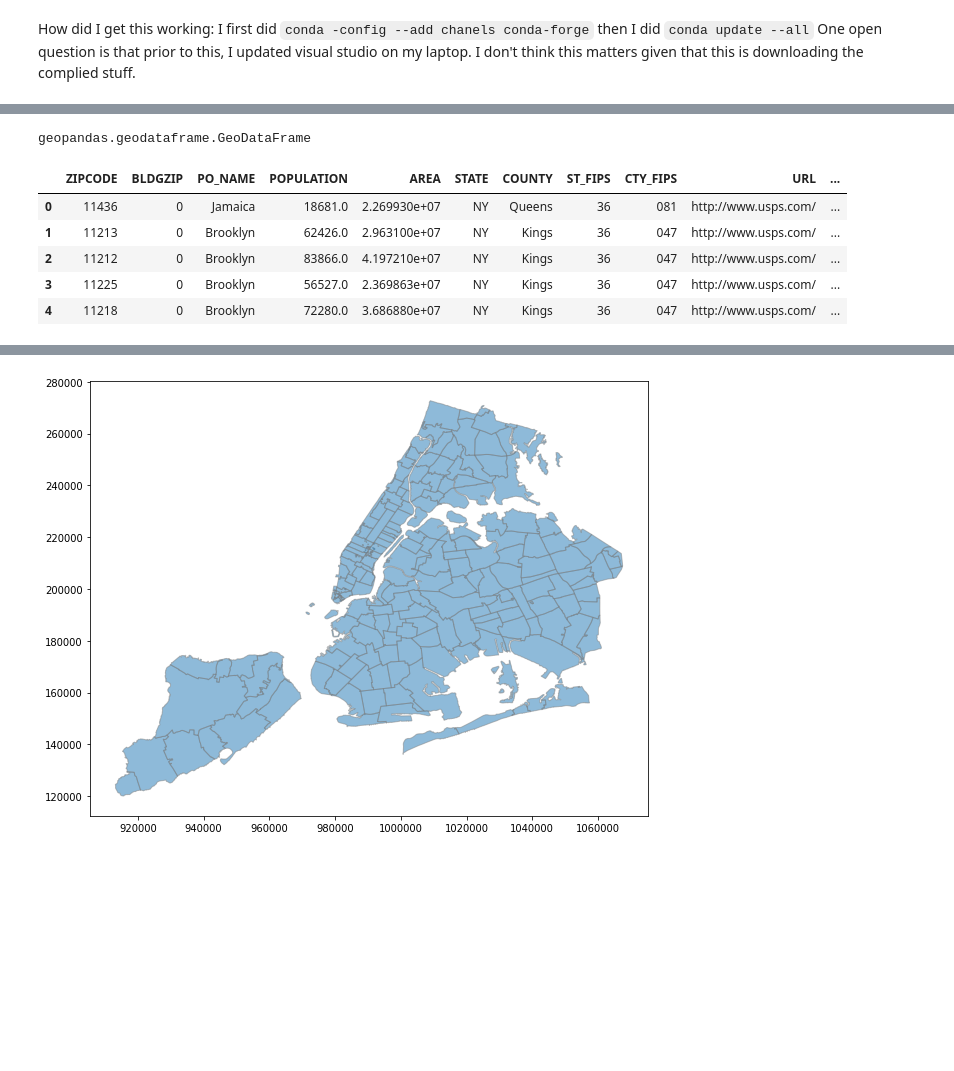
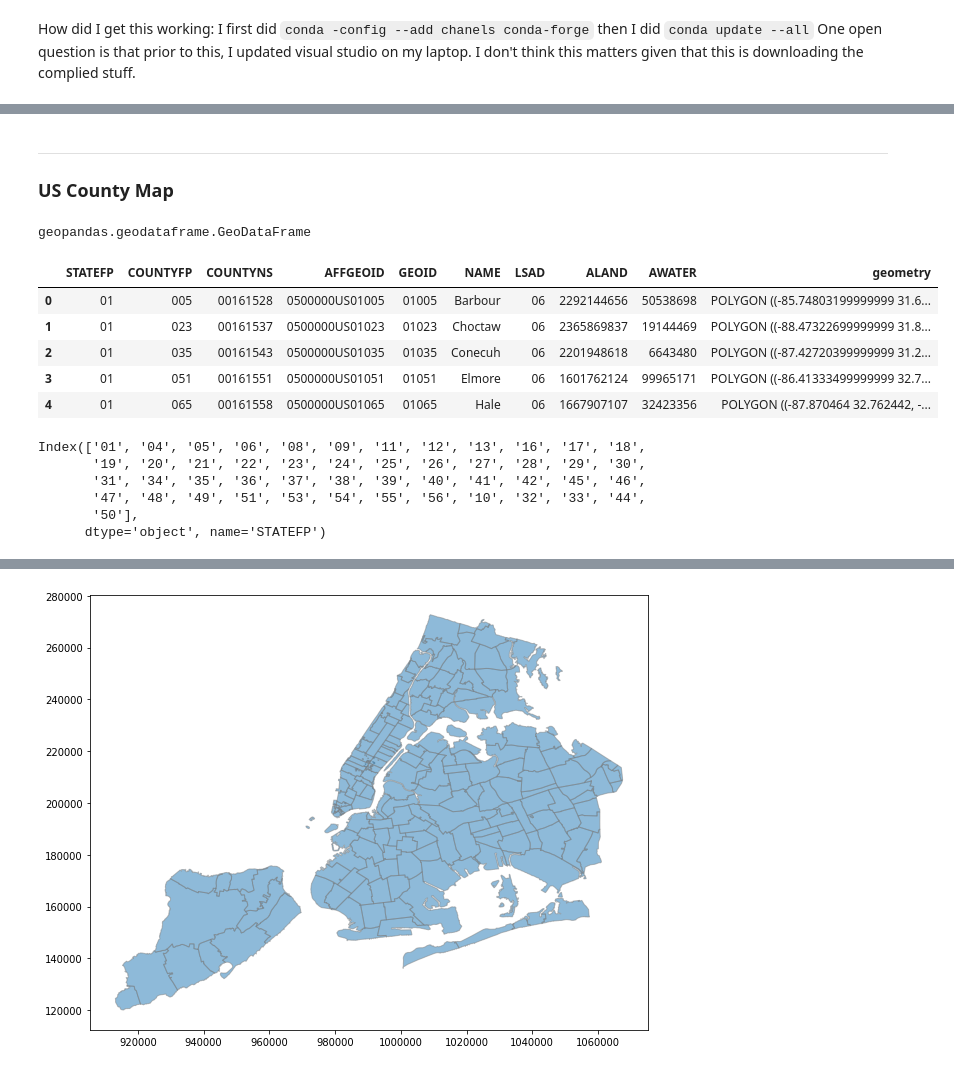
Before and after one commit to mwaugh0328/data_bootcamp_spring_2018, a Jupyter notebook: week13/geopandas.ipynb, the cells around one changed output, grey strips where cells are left out. Drawn from its saved outputs; the diff is of its cells as text; code cells hidden in the pictures; blank space fills up the shorter version.

```diff
--- a/week13/geopandas.ipynb
+++ b/week13/geopandas.ipynb
@@ -21 +71,11 @@ nyc_map = gpd.read_file(regions_shape)
+# %% [markdown]
+---
+
+### US County Map
+# %%
+path = "C:\\data_bootcamp\\data_bootcamp_spring_2018\\week13\\shape_files\\UScounties"
+
+regions_shape = path + "\\cb_2017_us_county_500k.shx"
+# %%
+us_map = gpd.read_file(regions_shape)
 # %%
@@ -23,11 +83,11 @@ type(nyc_map)
 # %% [output]
 geopandas.geodataframe.GeoDataFrame
 # %%
-nyc_map.head()
+us_map.head()
 # %% [output]
-|  | ZIPCODE | BLDGZIP | PO_NAME | POPULATION | AREA | STATE | COUNTY | ST_FIPS | CTY_FIPS | URL | ... |
-| 0 | 11436 | 0 | Jamaica | 18681.0 | 2.269930e+07 | NY | Queens | 36 | 081 | http://www.usps.com/ | ... |
-| 1 | 11213 | 0 | Brooklyn | 62426.0 | 2.963100e+07 | NY | Kings | 36 | 047 | http://www.usps.com/ | ... |
-| 2 | 11212 | 0 | Brooklyn | 83866.0 | 4.197210e+07 | NY | Kings | 36 | 047 | http://www.usps.com/ | ... |
-| 3 | 11225 | 0 | Brooklyn | 56527.0 | 2.369863e+07 | NY | Kings | 36 | 047 | http://www.usps.com/ | ... |
-| 4 | 11218 | 0 | Brooklyn | 72280.0 | 3.686880e+07 | NY | Kings | 36 | 047 | http://www.usps.com/ | ... |
+|  | STATEFP | COUNTYFP | COUNTYNS | AFFGEOID | GEOID | NAME | LSAD | ALAND | AWATER | geometry |
+| 0 | 01 | 005 | 00161528 | 0500000US01005 | 01005 | Barbour | 06 | 2292144656 | 50538698 | POLYGON ((-85.74803199999999 31.6... |
+| 1 | 01 | 023 | 00161537 | 0500000US01023 | 01023 | Choctaw | 06 | 2365869837 | 19144469 | POLYGON ((-88.47322699999999 31.8... |
+| 2 | 01 | 035 | 00161543 | 0500000US01035 | 01035 | Conecuh | 06 | 2201948618 | 6643480 | POLYGON ((-87.42720399999999 31.2... |
+| 3 | 01 | 051 | 00161551 | 0500000US01051 | 01051 | Elmore | 06 | 1601762124 | 99965171 | POLYGON ((-86.41333499999999 32.7... |
+| 4 | 01 | 065 | 00161558 | 0500000US01065 | 01065 | Hale | 06 | 1667907107 | 32423356 | POLYGON ((-87.870464 32.762442, -... |
@@ -34 +98,10 @@ nyc_map.head()
+# %%
+us_map.index.unique()
+# %% [output]
+Index(['01', '04', '05', '06', '08', '09', '11', '12', '13', '16', '17', '18',
+       '19', '20', '21', '22', '23', '24', '25', '26', '27', '28', '29', '30',
+       '31', '34', '35', '36', '37', '38', '39', '40', '41', '42', '45', '46',
+       '47', '48', '49', '51', '53', '54', '55', '56', '10', '32', '33', '44',
+       '50'],
+      dtype='object', name='STATEFP')
 # %%
```
Also changed, not shown: parts of 10 cells of this notebook, 1 other file.
